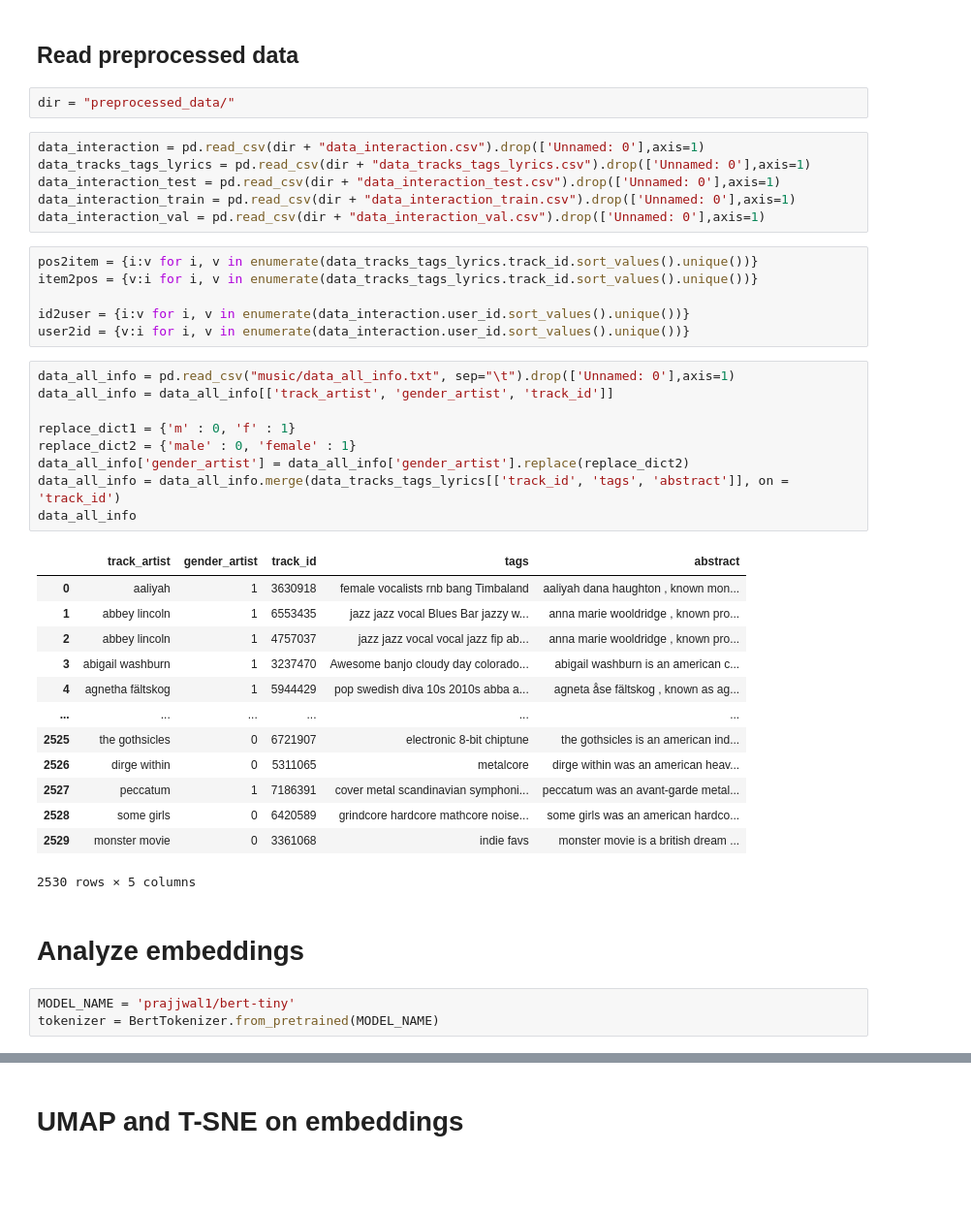
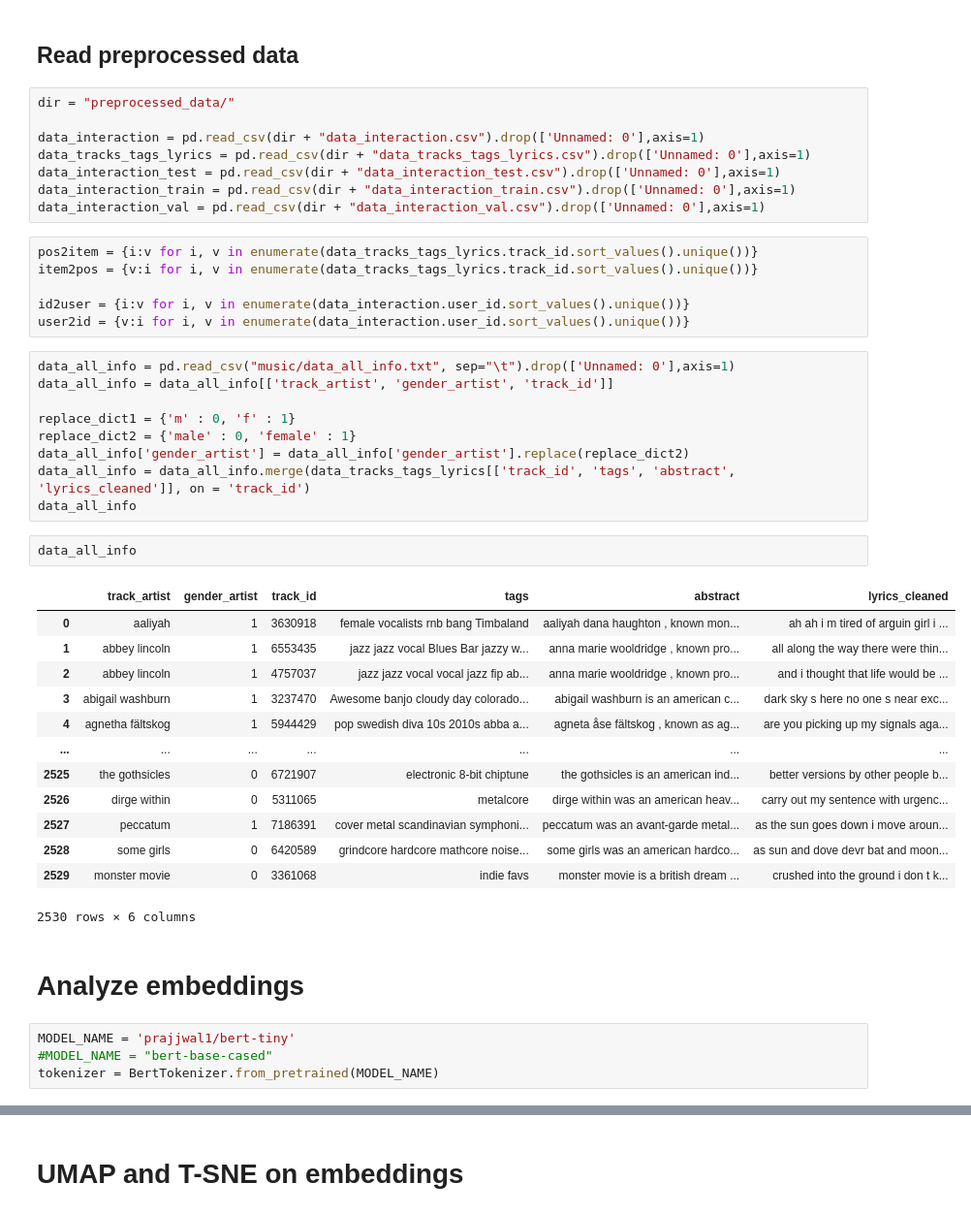
Before and after one commit to Katrin-Leberfinger/Hybrid-gender-debiased-music-recommendation, a Jupyter notebook: 002_analyze_embeddings.ipynb, the cells around one changed output, grey strips where cells are left out. Shown at 97% size. Saved outputs shown, nothing was run; the diff lists cells and outputs as text; blank space fills up the shorter version.

```diff
--- a/002_analyze_embeddings.ipynb
+++ b/002_analyze_embeddings.ipynb
@@ -168,9 +197,9 @@ Mounted at /content/drive
 /content/drive/MyDrive/Master Thesis/data
 # %% [markdown]
 ## Read preprocessed data
-# %%
-dir = "preprocessed_data/"
 # %%
+dir = "preprocessed_data/"
+
 data_interaction = pd.read_csv(dir + "data_interaction.csv").drop(['Unnamed: 0'],axis=1)
 data_tracks_tags_lyrics = pd.read_csv(dir + "data_tracks_tags_lyrics.csv").drop(['Unnamed: 0'],axis=1)
 data_interaction_test = pd.read_csv(dir + "data_interaction_test.csv").drop(['Unnamed: 0'],axis=1)
@@ -189,26 +218,29 @@ data_all_info = data_all_info[['track_artist', 'gender_artist', 'track_id']]
 replace_dict1 = {'m' : 0, 'f' : 1}
 replace_dict2 = {'male' : 0, 'female' : 1}
 data_all_info['gender_artist'] = data_all_info['gender_artist'].replace(replace_dict2)
-data_all_info = data_all_info.merge(data_tracks_tags_lyrics[['track_id', 'tags', 'abstract']], on = 'track_id')
+data_all_info = data_all_info.merge(data_tracks_tags_lyrics[['track_id', 'tags', 'abstract', 'lyrics_cleaned']], on = 'track_id')
 data_all_info
-# %% [output]
-|  | track_artist | gender_artist | track_id | tags | abstract |
-| 0 | aaliyah | 1 | 3630918 | female vocalists rnb bang Timbaland | aaliyah dana haughton , known mon... |
-| 1 | abbey lincoln | 1 | 6553435 | jazz jazz vocal Blues Bar jazzy w... | anna marie wooldridge , known pro... |
-| 2 | abbey lincoln | 1 | 4757037 | jazz jazz vocal vocal jazz fip ab... | anna marie wooldridge , known pro... |
-| 3 | abigail washburn | 1 | 3237470 | Awesome banjo cloudy day colorado... | abigail washburn is an american c... |
-| 4 | agnetha fältskog | 1 | 5944429 | pop swedish diva 10s 2010s abba a... | agneta åse fältskog , known as ag... |
-| ... | ... | ... | ... | ... | ... |
-| 2525 | the gothsicles | 0 | 6721907 | electronic 8-bit chiptune | the gothsicles is an american ind... |
-| 2526 | dirge within | 0 | 5311065 | metalcore | dirge within was an american heav... |
-| 2527 | peccatum | 1 | 7186391 | cover metal scandinavian symphoni... | peccatum was an avant-garde metal... |
-| 2528 | some girls | 0 | 6420589 | grindcore hardcore mathcore noise... | some girls was an american hardco... |
-| 2529 | monster movie | 0 | 3361068 | indie favs | monster movie is a british dream ... |
-2530 rows × 5 columns
+# %%
+data_all_info
+# %% [output]
+|  | track_artist | gender_artist | track_id | tags | abstract | lyrics_cleaned |
+| 0 | aaliyah | 1 | 3630918 | female vocalists rnb bang Timbaland | aaliyah dana haughton , known mon... | ah ah i m tired of arguin girl i ... |
+| 1 | abbey lincoln | 1 | 6553435 | jazz jazz vocal Blues Bar jazzy w... | anna marie wooldridge , known pro... | all along the way there were thin... |
+| 2 | abbey lincoln | 1 | 4757037 | jazz jazz vocal vocal jazz fip ab... | anna marie wooldridge , known pro... | and i thought that life would be ... |
+| 3 | abigail washburn | 1 | 3237470 | Awesome banjo cloudy day colorado... | abigail washburn is an american c... | dark sky s here no one s near exc... |
+| 4 | agnetha fältskog | 1 | 5944429 | pop swedish diva 10s 2010s abba a... | agneta åse fältskog , known as ag... | are you picking up my signals aga... |
+| ... | ... | ... | ... | ... | ... | ... |
+| 2525 | the gothsicles | 0 | 6721907 | electronic 8-bit chiptune | the gothsicles is an american ind... | better versions by other people b... |
+| 2526 | dirge within | 0 | 5311065 | metalcore | dirge within was an american heav... | carry out my sentence with urgenc... |
+| 2527 | peccatum | 1 | 7186391 | cover metal scandinavian symphoni... | peccatum was an avant-garde metal... | as the sun goes down i move aroun... |
+| 2528 | some girls | 0 | 6420589 | grindcore hardcore mathcore noise... | some girls was an american hardco... | as sun and dove devr bat and moon... |
+| 2529 | monster movie | 0 | 3361068 | indie favs | monster movie is a british dream ... | crushed into the ground i don t k... |
+2530 rows × 6 columns
 # %% [markdown]
 # Analyze embeddings
 # %%
 MODEL_NAME = 'prajjwal1/bert-tiny'
+#MODEL_NAME = "bert-base-cased"
 tokenizer = BertTokenizer.from_pretrained(MODEL_NAME)
 # %%
 from torch.utils.data import Dataset
```
Also changed, not shown: parts of 7 cells of this notebook.
